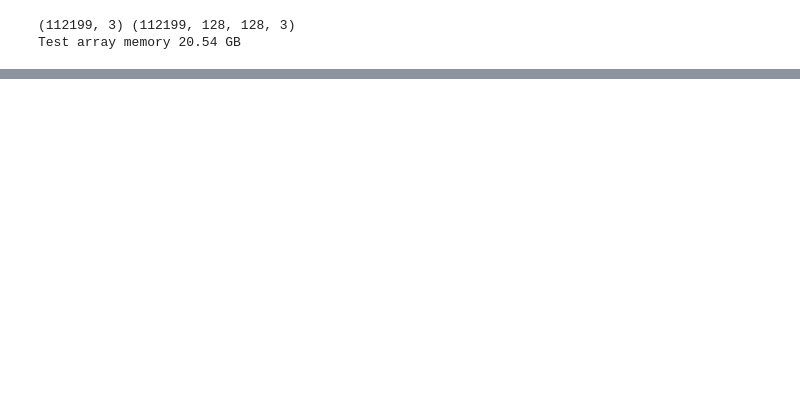
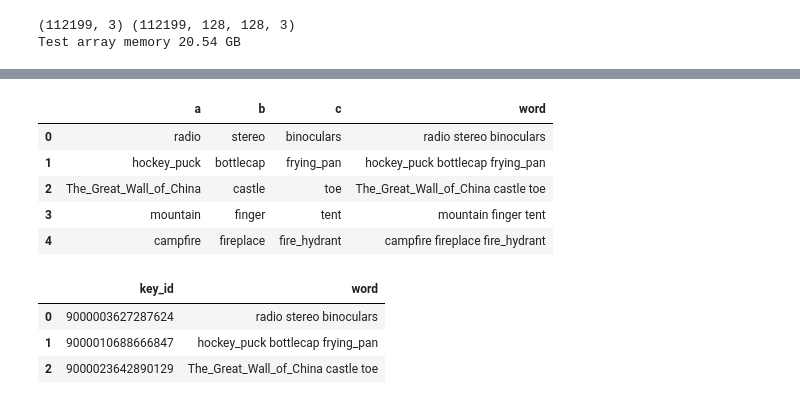
Before and after one commit to jinkilee/doodle, a Jupyter notebook: source/ipynb/train_classifier.ipynb, the cells around one changed output, grey strips where cells are left out. Drawn from its saved outputs; the diff is of its cells as text; code cells hidden in the pictures; blank space fills up the shorter version.

```diff
--- a/source/ipynb/train_classifier.ipynb
+++ b/source/ipynb/train_classifier.ipynb
@@ -566,0 +356,13 @@ Epoch 21/70
+# %%
+import os
+import pandas as pd
+prob_files = os.listdir('/data/doodle/prob/')
+prob_files = list(map(lambda x: '/data/doodle/prob/'+x, prob_files))
+prob = np.zeros((112199, 340))
+features = ['prob_%d'%i for i in range(NCATS)]
+for f in prob_files:
+    prob_df = pd.read_csv(f)
+    prob += prob_df[features].values
+    print('%s were processed' % f)
+    key_id = prob_df.key_id
+    del prob_df
@@ -566,0 +372,3 @@ Epoch 21/70
+# %%
+top3 = preds2catids(prob/2)
+top3.head()
@@ -566,0 +382,17 @@ Epoch 21/70
+# %%
+cat_dict = list_all_categories()
+cat_dict = [cat.replace(' ', '_') for cat in cat_dict]
+# %%
+top3.loc[:,'a'] = list(map(lambda x: cat_dict[x], top3.a))
+top3.loc[:,'b'] = list(map(lambda x: cat_dict[x], top3.b))
+top3.loc[:,'c'] = list(map(lambda x: cat_dict[x], top3.c))
+# %%
+top3.loc[:, 'word'] = [' '.join((a, b, c)) for a, b, c in zip(top3.a, top3.b, top3.c)]
+top3.head()
+# %% [output]
+|  | a | b | c | word |
+| 0 | radio | stereo | binoculars | radio stereo binoculars |
+| 1 | hockey_puck | bottlecap | frying_pan | hockey_puck bottlecap frying_pan |
+| 2 | The_Great_Wall_of_China | castle | toe | The_Great_Wall_of_China castle toe |
+| 3 | mountain | finger | tent | mountain finger tent |
+| 4 | campfire | fireplace | fire_hydrant | campfire fireplace fire_hydrant |
@@ -566,0 +402,7 @@ Epoch 21/70
+# %%
+submission_df.head(3)
+# %% [output]
+|  | key_id | word |
+| 0 | 9000003627287624 | radio stereo binoculars |
+| 1 | 9000010688666847 | hockey_puck bottlecap frying_pan |
+| 2 | 9000023642890129 | The_Great_Wall_of_China castle toe |
```
Also changed, not shown: parts of 50 cells of this notebook.
